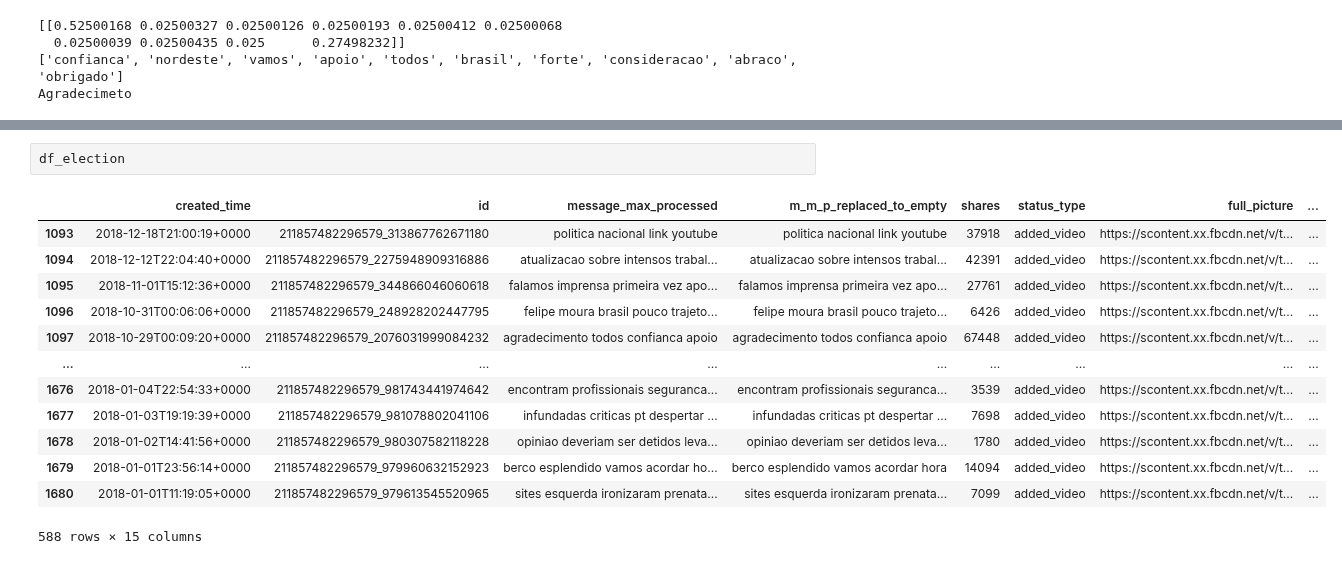
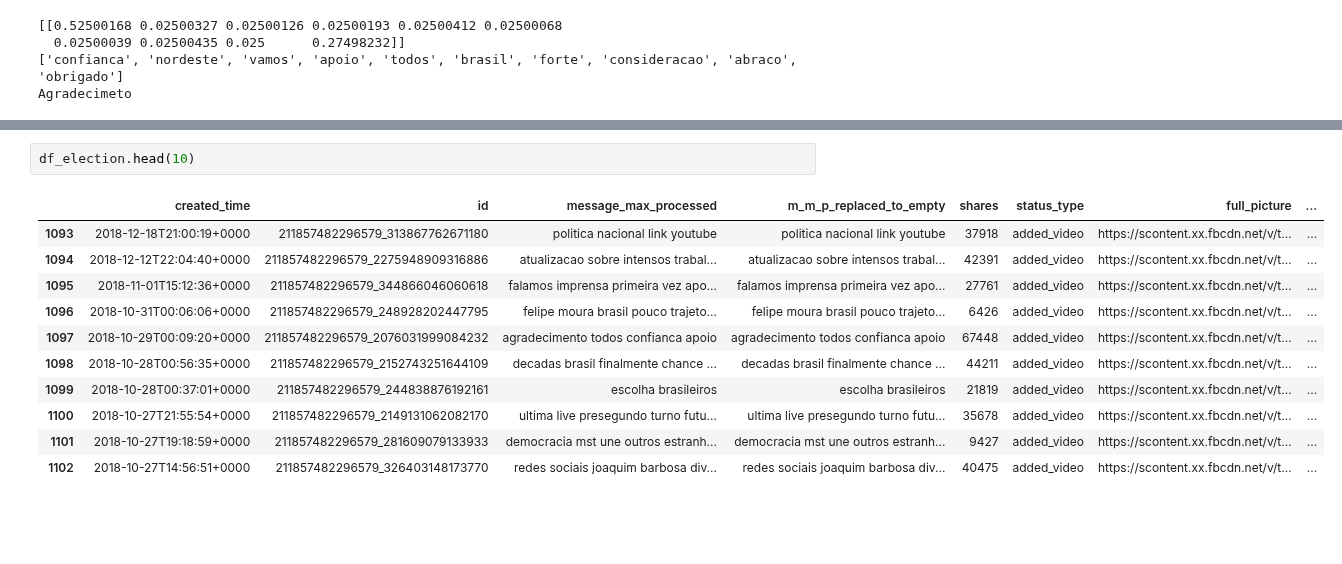
Before and after one commit to LucasPereiraMiranda/social-media-analysis, a Jupyter notebook: source/jupyter/special_terms_replaced_to_empty_2018/lda_topics.ipynb, the cells around one changed output, grey strips where cells are left out. Saved outputs shown, nothing was run; the diff lists cells and outputs as text; blank space fills up the shorter version.

```diff
--- a/source/jupyter/special_terms_replaced_to_empty_2018/lda_topics.ipynb
+++ b/source/jupyter/special_terms_replaced_to_empty_2018/lda_topics.ipynb
@@ -216,16 +225,14 @@ See the caveats in the documentation: https://pandas.pydata.org/pandas-docs/stab
 # %%
-df_election
+df_election.head(10)
 # %% [output]
 |  | created_time | id | message_max_processed | m_m_p_replaced_to_empty | shares | status_type | full_picture | ... |
 | 1093 | 2018-12-18T21:00:19+0000 | 211857482296579_313867762671180 | politica nacional link youtube | politica nacional link youtube | 37918 | added_video | https://scontent.xx.fbcdn.net/v/t... | ... |
 | 1094 | 2018-12-12T22:04:40+0000 | 211857482296579_2275948909316886 | atualizacao sobre intensos trabal... | atualizacao sobre intensos trabal... | 42391 | added_video | https://scontent.xx.fbcdn.net/v/t... | ... |
 | 1095 | 2018-11-01T15:12:36+0000 | 211857482296579_344866046060618 | falamos imprensa primeira vez apo... | falamos imprensa primeira vez apo... | 27761 | added_video | https://scontent.xx.fbcdn.net/v/t... | ... |
 | 1096 | 2018-10-31T00:06:06+0000 | 211857482296579_248928202447795 | felipe moura brasil pouco trajeto... | felipe moura brasil pouco trajeto... | 6426 | added_video | https://scontent.xx.fbcdn.net/v/t... | ... |
 | 1097 | 2018-10-29T00:09:20+0000 | 211857482296579_2076031999084232 | agradecimento todos confianca apoio | agradecimento todos confianca apoio | 67448 | added_video | https://scontent.xx.fbcdn.net/v/t... | ... |
-| ... | ... | ... | ... | ... | ... | ... | ... | ... |
-| 1676 | 2018-01-04T22:54:33+0000 | 211857482296579_981743441974642 | encontram profissionais seguranca... | encontram profissionais seguranca... | 3539 | added_video | https://scontent.xx.fbcdn.net/v/t... | ... |
-| 1677 | 2018-01-03T19:19:39+0000 | 211857482296579_981078802041106 | infundadas criticas pt despertar ... | infundadas criticas pt despertar ... | 7698 | added_video | https://scontent.xx.fbcdn.net/v/t... | ... |
-| 1678 | 2018-01-02T14:41:56+0000 | 211857482296579_980307582118228 | opiniao deveriam ser detidos leva... | opiniao deveriam ser detidos leva... | 1780 | added_video | https://scontent.xx.fbcdn.net/v/t... | ... |
-| 1679 | 2018-01-01T23:56:14+0000 | 211857482296579_979960632152923 | berco esplendido vamos acordar ho... | berco esplendido vamos acordar hora | 14094 | added_video | https://scontent.xx.fbcdn.net/v/t... | ... |
-| 1680 | 2018-01-01T11:19:05+0000 | 211857482296579_979613545520965 | sites esquerda ironizaram prenata... | sites esquerda ironizaram prenata... | 7099 | added_video | https://scontent.xx.fbcdn.net/v/t... | ... |
+| 1098 | 2018-10-28T00:56:35+0000 | 211857482296579_2152743251644109 | decadas brasil finalmente chance ... | decadas brasil finalmente chance ... | 44211 | added_video | https://scontent.xx.fbcdn.net/v/t... | ... |
+| 1099 | 2018-10-28T00:37:01+0000 | 211857482296579_244838876192161 | escolha brasileiros | escolha brasileiros | 21819 | added_video | https://scontent.xx.fbcdn.net/v/t... | ... |
+| 1100 | 2018-10-27T21:55:54+0000 | 211857482296579_2149131062082170 | ultima live presegundo turno futu... | ultima live presegundo turno futu... | 35678 | added_video | https://scontent.xx.fbcdn.net/v/t... | ... |
+| 1101 | 2018-10-27T19:18:59+0000 | 211857482296579_281609079133933 | democracia mst une outros estranh... | democracia mst une outros estranh... | 9427 | added_video | https://scontent.xx.fbcdn.net/v/t... | ... |
+| 1102 | 2018-10-27T14:56:51+0000 | 211857482296579_326403148173770 | redes sociais joaquim barbosa div... | redes sociais joaquim barbosa div... | 40475 | added_video | https://scontent.xx.fbcdn.net/v/t... | ... |
-588 rows × 15 columns
```
Also changed, not shown: parts of 8 cells of this notebook.
